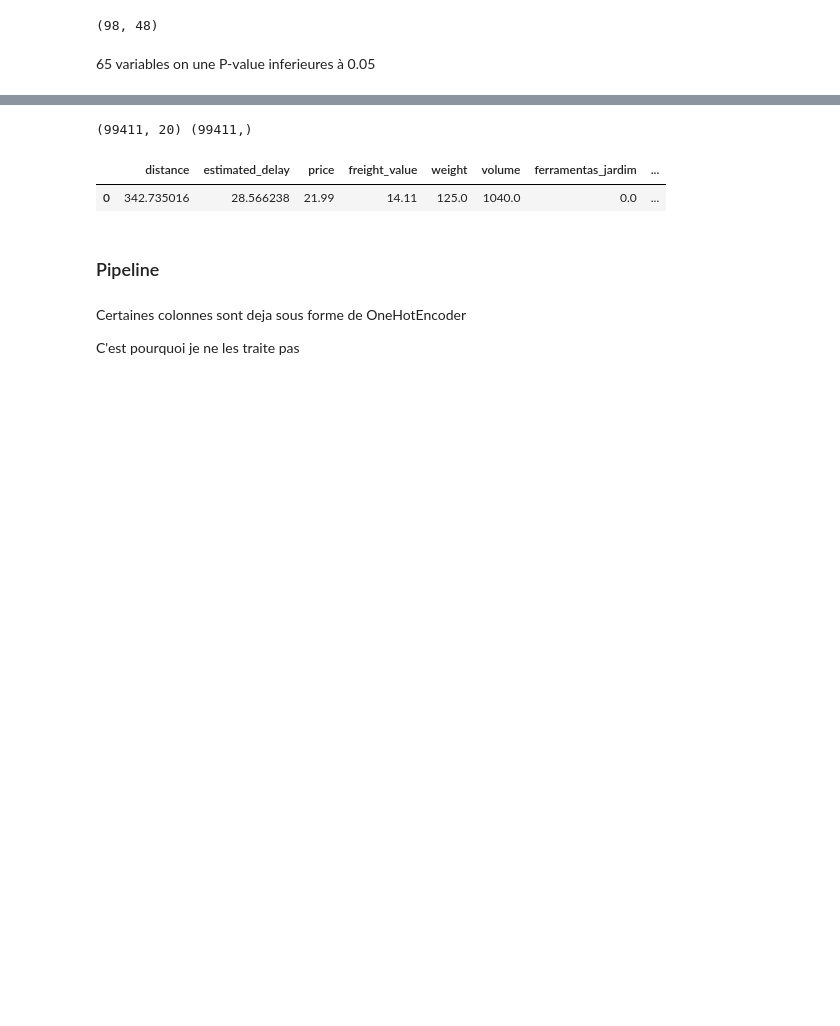
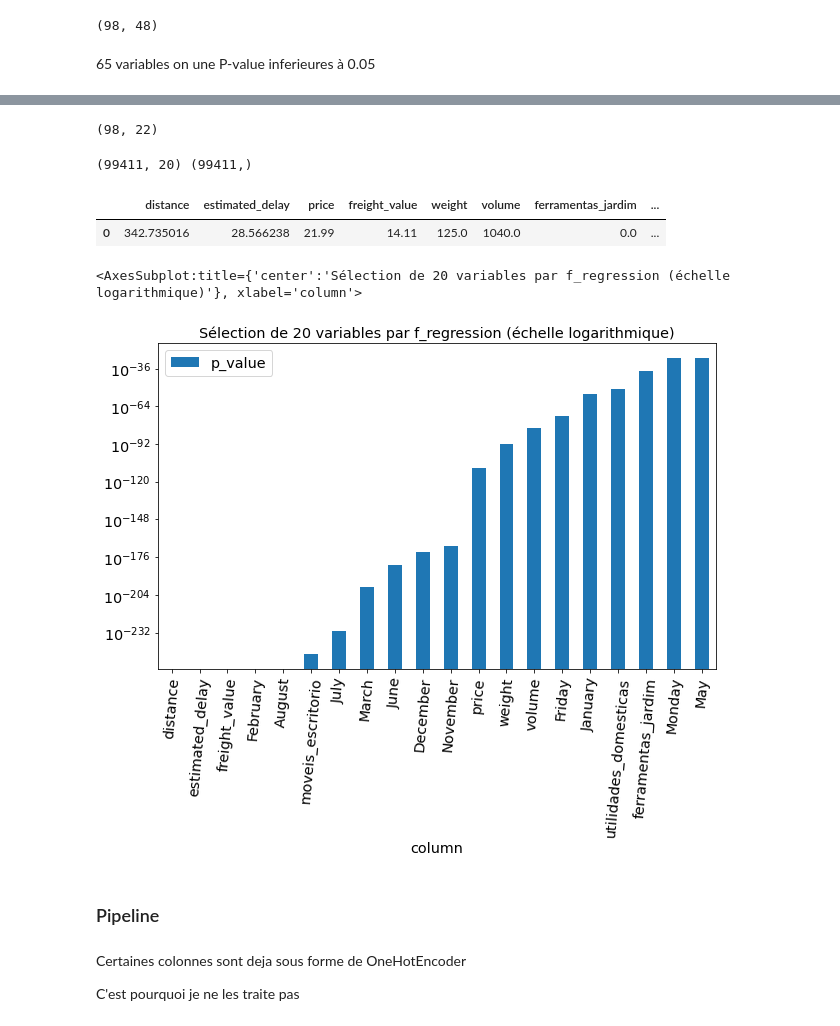
Before and after one commit to Nicolas-Malgat/E2_prediction_temps_livraison, a Jupyter notebook: work/3_feature_engineering.ipynb, the cells around one changed output, grey strips where cells are left out. Saved outputs shown, nothing was run; the diff lists cells and outputs as text; code cells hidden in the pictures; blank space fills up the shorter version.

```diff
--- a/work/3_feature_engineering.ipynb
+++ b/work/3_feature_engineering.ipynb
@@ -231,3 +265,7 @@ df.shape[1], (pd.Series(f_regression(df, y)[1]).sort_values(ascending=True) < 0.
+# %%
+df.shape[1], (pd.Series(r_regression(df, y)).sort_values(ascending=True) > 0.01).sum()
+# %% [output]
+(98, 22)
 # %%
 df_cols = df.columns
 
@@ -240,6 +278,17 @@ X.head(1)
 (99411, 20) (99411,)
 |  | distance | estimated_delay | price | freight_value | weight | volume | ferramentas_jardim | ... |
 | 0 | 342.735016 | 28.566238 | 21.99 | 14.11 | 125.0 | 1040.0 | 0.0 | ... |
+# %%
+temp = pd.DataFrame(selector.pvalues_[selector.get_support()], columns=['p_value'])
+temp['column'] = df.columns[selector.get_support()]
+temp.sort_values('p_value') \
+    .plot(
+        'column', 'p_value', 'bar', log=True, rot=85,
+        title='Sélection de 20 variables par f_regression (échelle logarithmique)'
+    )
+# %% [output]
+<AxesSubplot:title={'center':'Sélection de 20 variables par f_regression (échelle logarithmique)'}, xlabel='column'>
+[figure, added]
 # %%
 clean = '../../datas/CLEAN/E2/'
 
```
Also changed, not shown: parts of 5 cells of this notebook, 6 other files.
